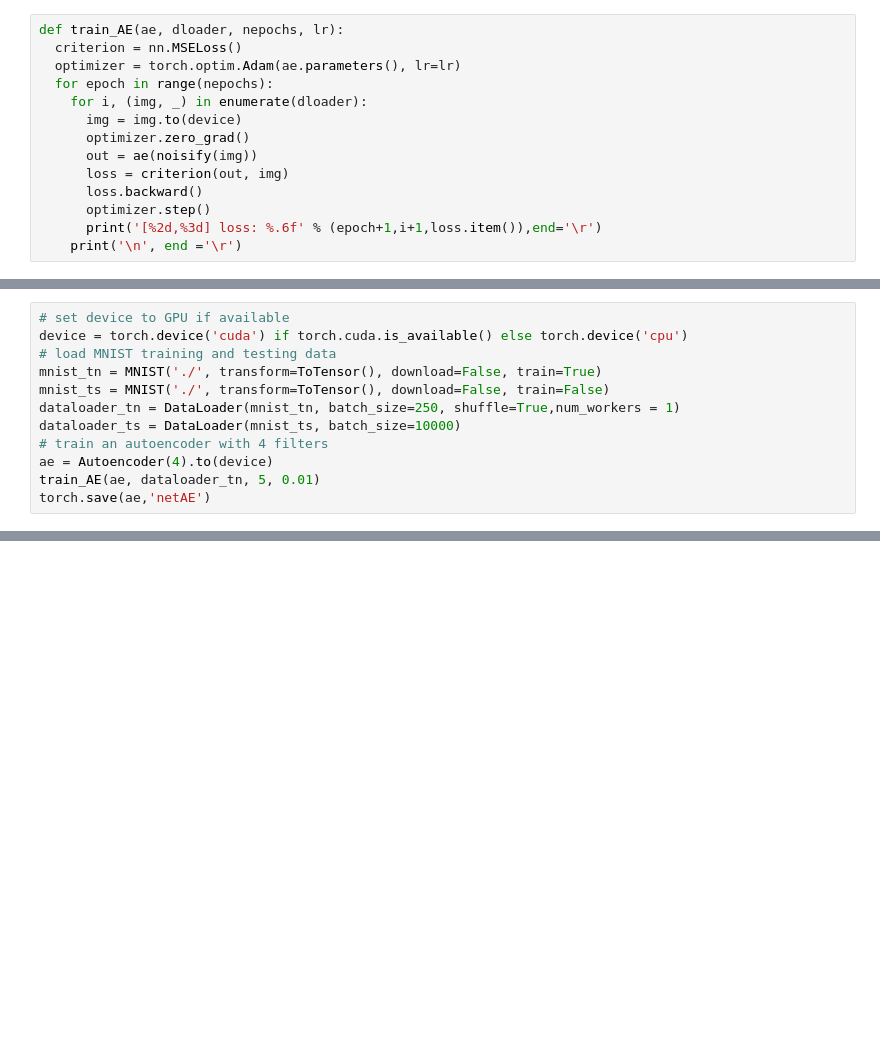
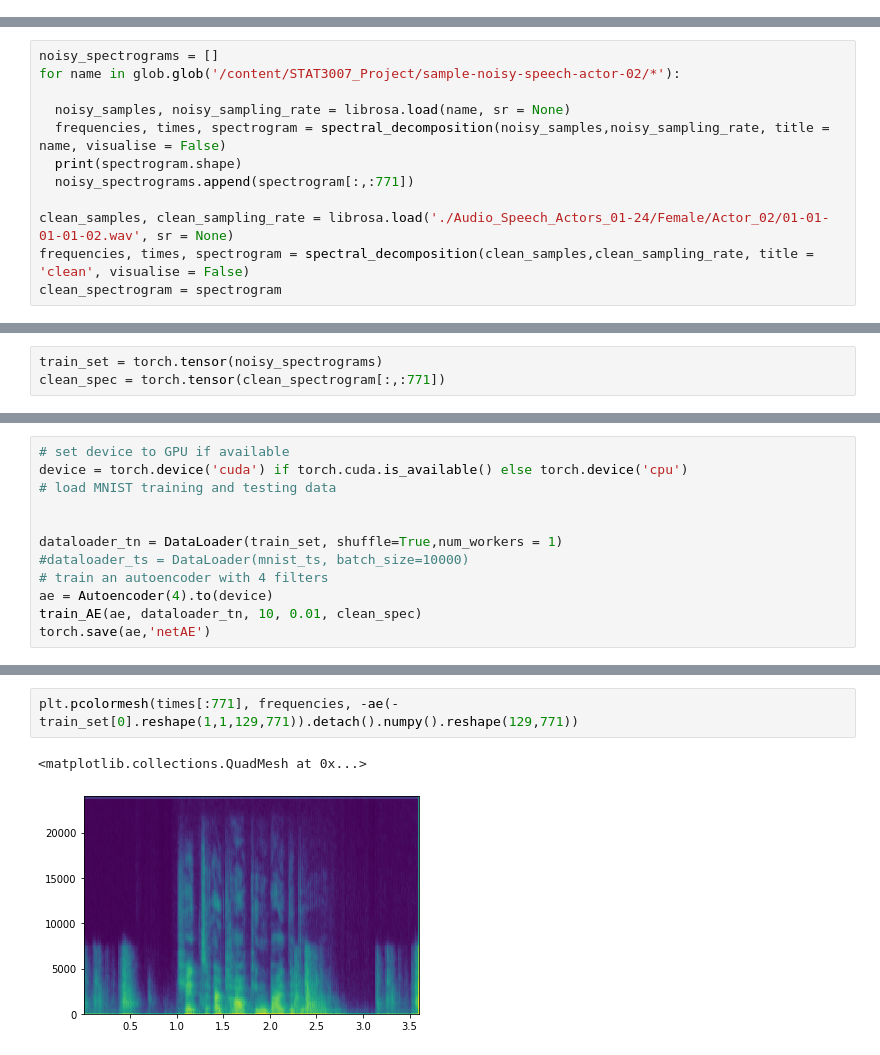
Before and after one commit to JordanFoss/STAT3007_Project, a Jupyter notebook: Denoising_Autoencoder.ipynb, the cells around one changed output, grey strips where cells are left out. Saved outputs shown, nothing was run; the diff lists cells and outputs as text; blank space fills up the shorter version.

```diff
--- a/Denoising_Autoencoder.ipynb
+++ b/Denoising_Autoencoder.ipynb
@@ -50,14 +80,0 @@ def noisify(img):
-# %%
-def train_AE(ae, dloader, nepochs, lr):
-  criterion = nn.MSELoss()
-  optimizer = torch.optim.Adam(ae.parameters(), lr=lr)
-  for epoch in range(nepochs):
-    for i, (img, _) in enumerate(dloader):
-      img = img.to(device)
-      optimizer.zero_grad()
-      out = ae(noisify(img))
-      loss = criterion(out, img)
-      loss.backward()
-      optimizer.step()
-      print('[%2d,%3d] loss: %.6f' % (epoch+1,i+1,loss.item()),end='\r')
-    print('\n', end ='\r')
@@ -63,0 +100,12 @@ def train_AE(ae, dloader, nepochs, lr):
+# %%
+noisy_spectrograms = []
+for name in glob.glob('/content/STAT3007_Project/sample-noisy-speech-actor-02/*'):
+
+  noisy_samples, noisy_sampling_rate = librosa.load(name, sr = None)
+  frequencies, times, spectrogram = spectral_decomposition(noisy_samples,noisy_sampling_rate, title = name, visualise = False)
+  print(spectrogram.shape)
+  noisy_spectrograms.append(spectrogram[:,:771])
+
+clean_samples, clean_sampling_rate = librosa.load('./Audio_Speech_Actors_01-24/Female/Actor_02/01-01-01-01-02.wav', sr = None)
+frequencies, times, spectrogram = spectral_decomposition(clean_samples,clean_sampling_rate, title = 'clean', visualise = False)
+clean_spectrogram = spectrogram
@@ -63,0 +127,3 @@ def train_AE(ae, dloader, nepochs, lr):
+# %%
+train_set = torch.tensor(noisy_spectrograms)
+clean_spec = torch.tensor(clean_spectrogram[:,:771])
@@ -65,11 +135,11 @@ def train_AE(ae, dloader, nepochs, lr):
 # set device to GPU if available
 device = torch.device('cuda') if torch.cuda.is_available() else torch.device('cpu')
 # load MNIST training and testing data
-mnist_tn = MNIST('./', transform=ToTensor(), download=False, train=True)
-mnist_ts = MNIST('./', transform=ToTensor(), download=False, train=False)
-dataloader_tn = DataLoader(mnist_tn, batch_size=250, shuffle=True,num_workers = 1)
-dataloader_ts = DataLoader(mnist_ts, batch_size=10000)
+
+
+dataloader_tn = DataLoader(train_set, shuffle=True,num_workers = 1)
+#dataloader_ts = DataLoader(mnist_ts, batch_size=10000)
 # train an autoencoder with 4 filters
 ae = Autoencoder(4).to(device)
-train_AE(ae, dataloader_tn, 5, 0.01)
+train_AE(ae, dataloader_tn, 10, 0.01, clean_spec)
 torch.save(ae,'netAE')
@@ -75,0 +157,5 @@ torch.save(ae,'netAE')
+# %%
+plt.pcolormesh(times[:771], frequencies, -ae(-train_set[0].reshape(1,1,129,771)).detach().numpy().reshape(129,771))
+# %% [output]
+<matplotlib.collections.QuadMesh at 0x...>
+[figure, added]
```
Also changed, not shown: parts of 11 cells of this notebook.
